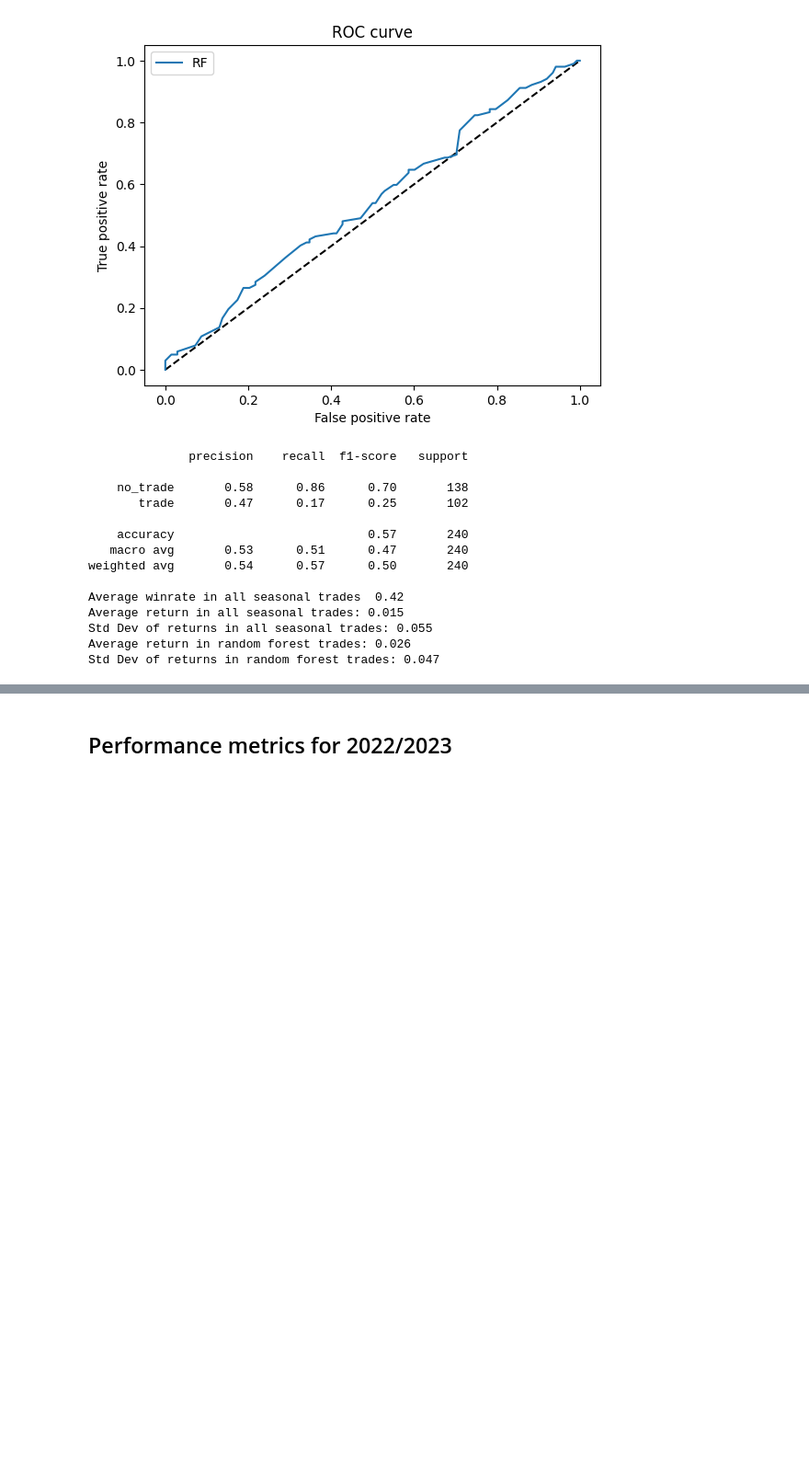
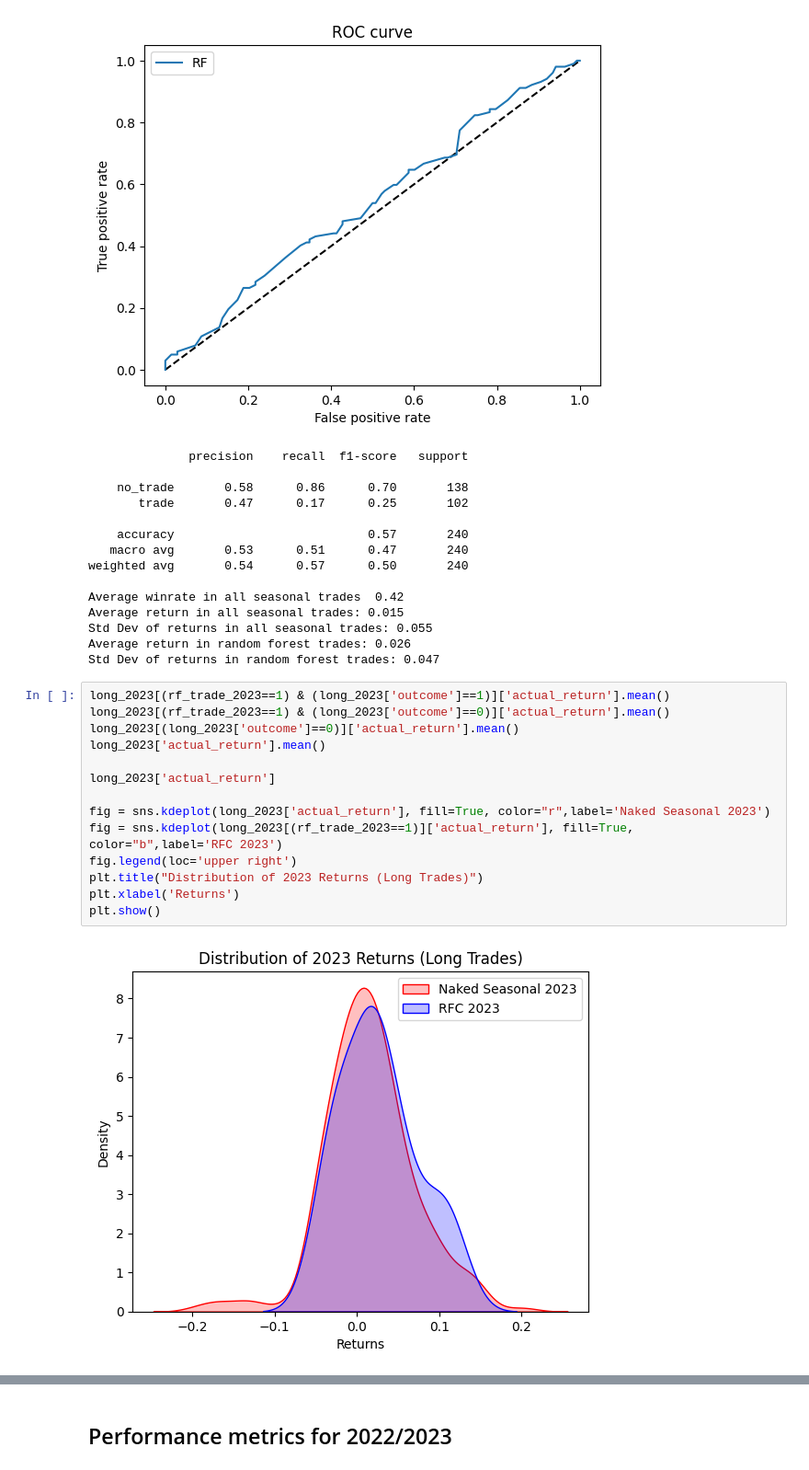
Before and after one commit to raywang202/technical-trading, a Jupyter notebook: Stock_ML_technical.ipynb, the cells around one changed output, grey strips where cells are left out. Shown: that part at 92% size. Cells and saved outputs as stored; diff of their text form; blank space fills up the shorter version.

Commit message:
added one graph, updated requirements file

```diff
--- a/Stock_ML_technical.ipynb
+++ b/Stock_ML_technical.ipynb
@@ -665,6 +666,22 @@ Average return in all seasonal trades: 0.015
 Std Dev of returns in all seasonal trades: 0.055
 Average return in random forest trades: 0.026
 Std Dev of returns in random forest trades: 0.047
+# %%
+long_2023[(rf_trade_2023==1) & (long_2023['outcome']==1)]['actual_return'].mean()
+long_2023[(rf_trade_2023==1) & (long_2023['outcome']==0)]['actual_return'].mean()
+long_2023[(long_2023['outcome']==0)]['actual_return'].mean()
+long_2023['actual_return'].mean()
+
+long_2023['actual_return']
+
+fig = sns.kdeplot(long_2023['actual_return'], fill=True, color="r",label='Naked Seasonal 2023')
+fig = sns.kdeplot(long_2023[(rf_trade_2023==1)]['actual_return'], fill=True, color="b",label='RFC 2023')
+fig.legend(loc='upper right')
+plt.title("Distribution of 2023 Returns (Long Trades)")
+plt.xlabel('Returns')
+plt.show()
+# %% [output]
+[figure, added]
 # %% [markdown]
 ## Discussion
 
```
Also changed, not shown: parts of 2 cells of this notebook, 7 other files.
